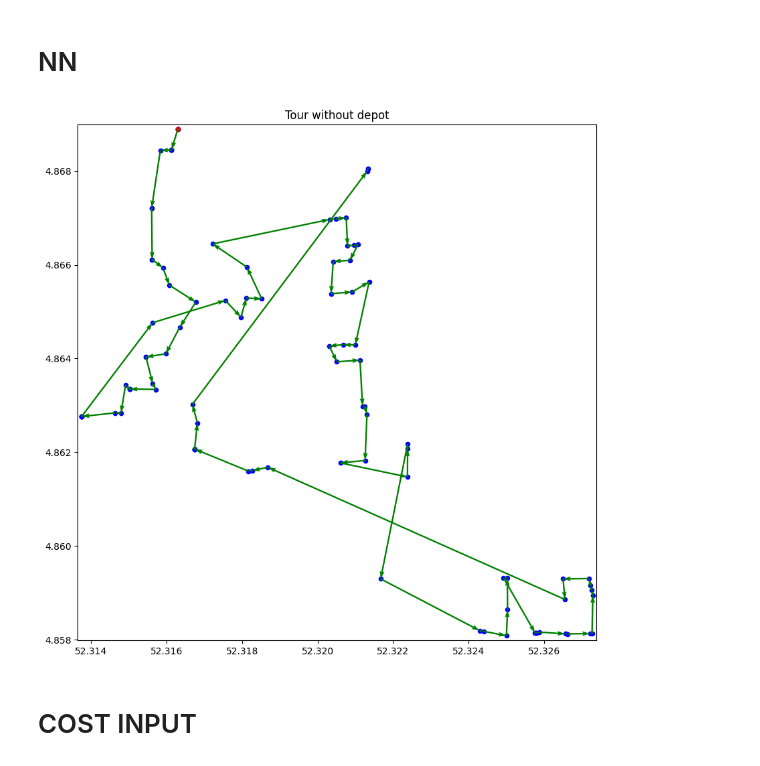
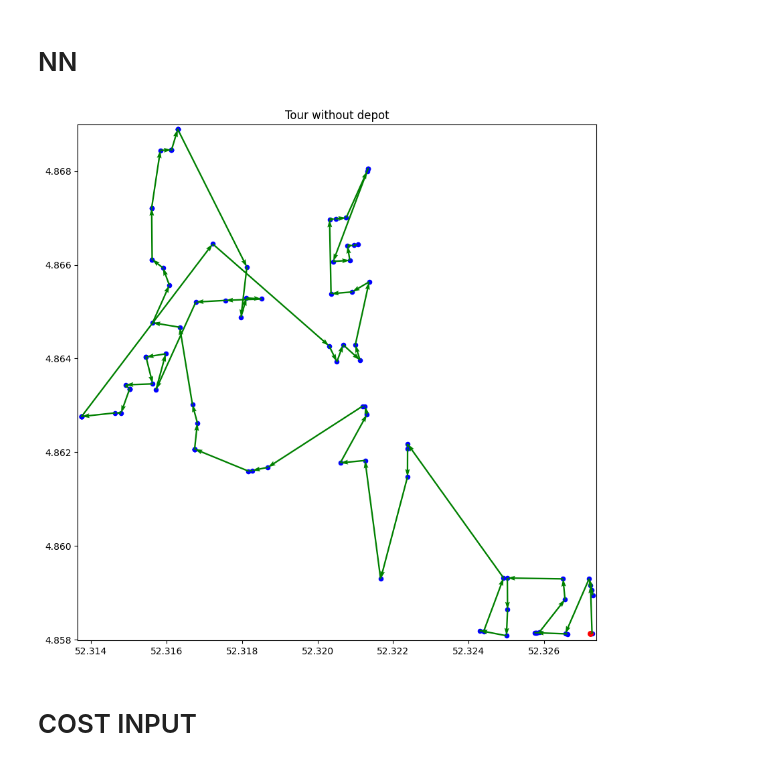
Before and after one commit to i6213546/attention-learn-to-route, a Jupyter notebook: outputs/tsp_100/plot_TSP_tour.ipynb, the cells around one changed output. Cells and saved outputs as stored; diff of their text form; code cells hidden in the pictures.

```diff
--- a/outputs/tsp_100/plot_TSP_tour.ipynb
+++ b/outputs/tsp_100/plot_TSP_tour.ipynb
@@ -81,7 +81,7 @@ plt.show()
 # %% [markdown]
 # GUROBI
 # %%
-with open('gurobi/test_solution.pkl', 'rb') as f:
+with open('gurobi/test_solution_as.pkl', 'rb') as f:
     tours = pickle.load(f)
 idx = 1
 loca_set  = location[idx][tours[idx]][1:]
@@ -96,20 +96,18 @@ plt.show()
 # %% [markdown]
 # NN
 # %%
-with open('nn/test_location-nn.pkl', 'rb') as f:
+with open('nn/test_solution_as.pkl', 'rb') as f:
     tours = pickle.load(f)
-    tours = tours[0]
-    tours = [i[1] for i in tours]
 idx = 1
 loca_set  = location[idx][tours[idx]][1:]
 tour      = range(99)
 c = 'black'
 fig, axs = plt.subplots(figsize=(10, 10))
 #ax1, ax2 = axs[0], axs[1]
 plot_tsp(loca_set, tour, axs, arrow_color=c, depot=False)
 plt.show()
 # %% [output]
-[figure, old version]
+[figure, new version]
 # %% [markdown]
 # COST INPUT
 # %%
```
Also changed, not shown: parts of 1 cell of this notebook, 2 other files.
